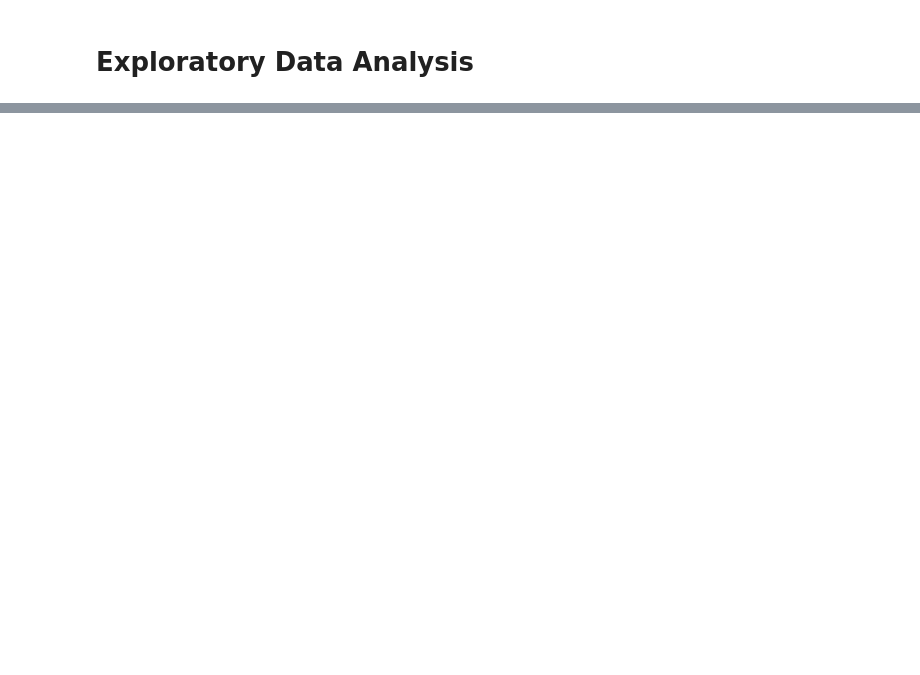
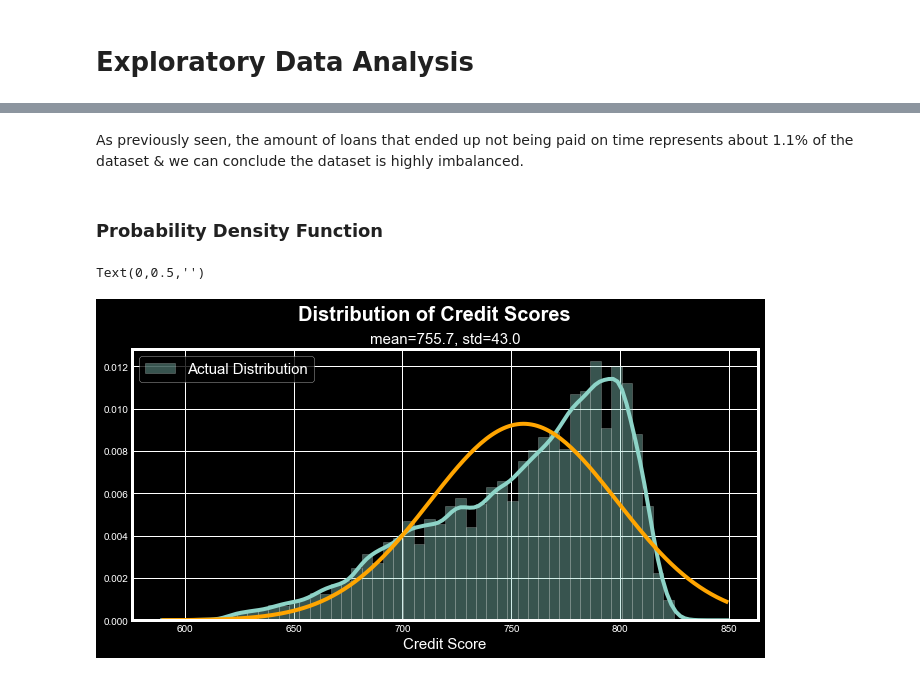
Before and after one commit to MitchellEwing/Freddie-Mac-Housing-Loans, a Jupyter notebook: Freddie-Mac-Single-Family-Loans.ipynb, the cells around one changed output, grey strips where cells are left out. Saved outputs shown, nothing was run; the diff lists cells and outputs as text; code cells hidden in the pictures; blank space fills up the shorter version.

```diff
--- a/Freddie-Mac-Single-Family-Loans.ipynb
+++ b/Freddie-Mac-Single-Family-Loans.ipynb
@@ -471,0 +630,40 @@ df2.head()
+# %% [markdown]
+As previously seen, the amount of loans that ended up not being paid on time represents about 1.1% of the dataset & we can conclude the dataset is highly imbalanced.
+# %% [markdown]
+### Probability Density Function
+# %%
+# Creating variables for plotting.
+mean_credit_score = df['credit_score'].mean()
+mean_int_rate = df['int_rate'].mean()
+mean_ltv_ratio = df['ltv_ratio'].mean()
+mean_dti_ratio = df['dti_ratio'].mean()
+mean_cltv_ratio = df['cltv_ratio'].mean()
+mean_upb = df['unpaid_princ_bal'].mean()
+mean_mi = df['mortgage_insurance_pctg'].mean()
+
+std_credit_score = df['credit_score'].std()
+std_int_rate = df['int_rate'].std()
+std_ltv_ratio = df['ltv_ratio'].std()
+std_dti_ratio = df['dti_ratio'].std()
+std_cltv_ratio = df['cltv_ratio'].std()
+std_upb = df['unpaid_princ_bal'].std()
+std_mi = df['mortgage_insurance_pctg'].std()
+# %%
+# Set aesthetics.
+plt.style.use('dark_background')
+f, ax = plt.subplots(ncols=1, figsize=(10, 5))
+f.suptitle('Distribution of Credit Scores', weight='bold', size=20, y=1)
+ax.set_title('mean=%.1f, std=%.1f'%(mean_credit_score, std_credit_score), size=15)
+
+# Distplot.
+sns.distplot(df['credit_score'], fit_kws={'color':'orange'},
+             kde=True, fit=norm, label='Actual Distribution')
+
+# Legend.
+ax.legend(loc='best', prop={'size':15})
+
+ax.set_xlabel('Credit Score', size=15)
+ax.set_ylabel('')
+# %% [output]
+Text(0,0.5,'')
+[figure, added]
```
Also changed, not shown: parts of 39 cells of this notebook.
